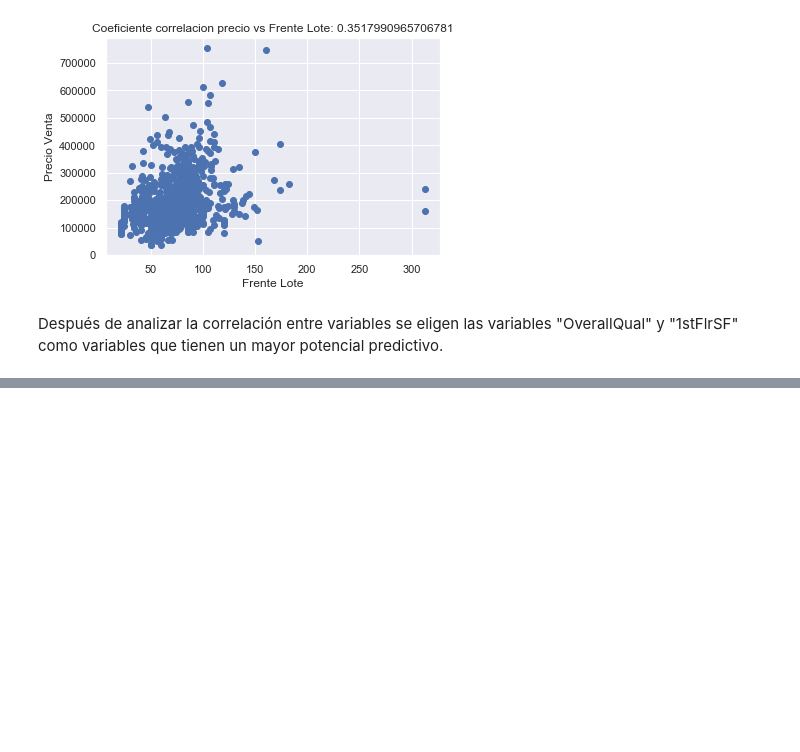
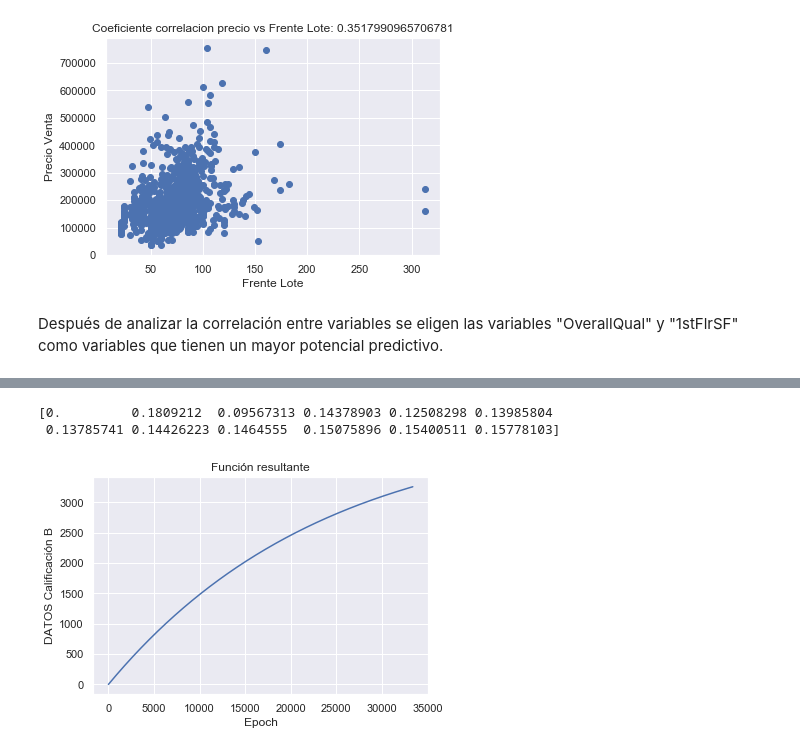
Before and after one commit to dvallesc/01-proyectoCienciaDeDatos, a Jupyter notebook: Proyecto_DiegoValle_20003022.ipynb, the cells around one changed output, grey strips where cells are left out. Drawn from its saved outputs; the diff is of its cells as text; code cells hidden in the pictures; blank space fills up the shorter version.

```diff
--- a/Proyecto_DiegoValle_20003022.ipynb
+++ b/Proyecto_DiegoValle_20003022.ipynb
@@ -233,0 +277,12 @@ Name: SalesPrice, Length: 1460, dtype: float64
+# %%
+print(datosSF[:,1])
+plt.plot(indicesCalifica, datosModeloCalifica[:,1])
+tituloCalificacion="Función resultante"
+plt.title(tituloCalificacion)
+plt.xlabel("Epoch")
+plt.ylabel("DATOS Calificación B")
+plt.show()
+# %% [output]
+[0.         0.1809212  0.09567313 0.14378903 0.12508298 0.13985804
+ 0.13785741 0.14426223 0.1464555  0.15075896 0.15400511 0.15778103]
+[figure, added]
```
Also changed, not shown: parts of 10 cells of this notebook.
